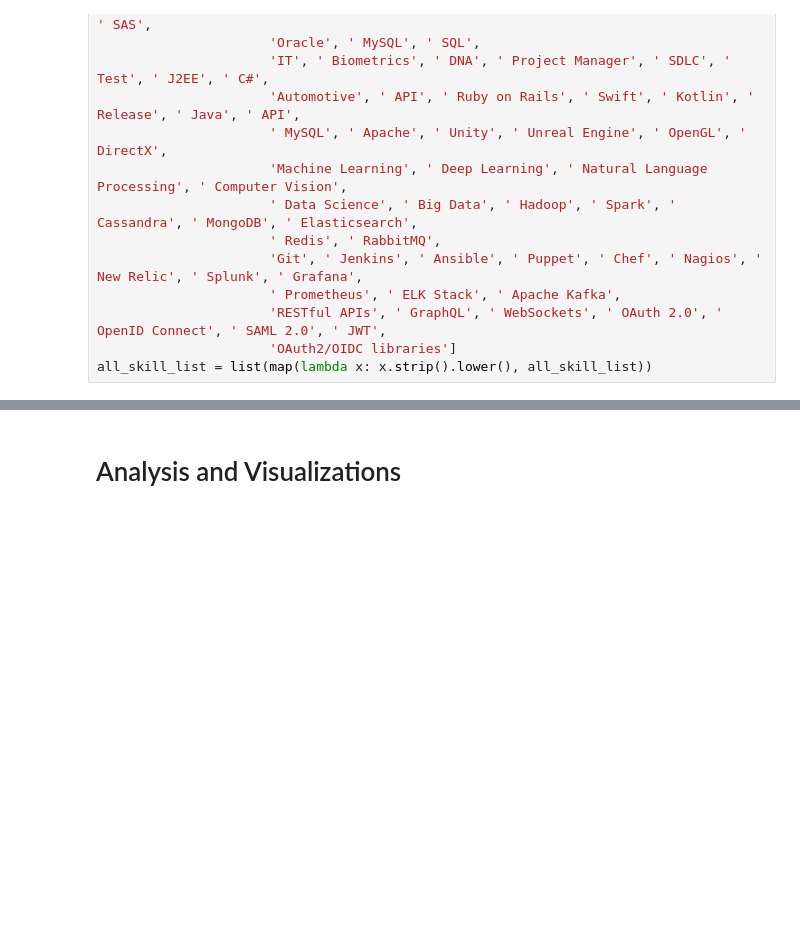
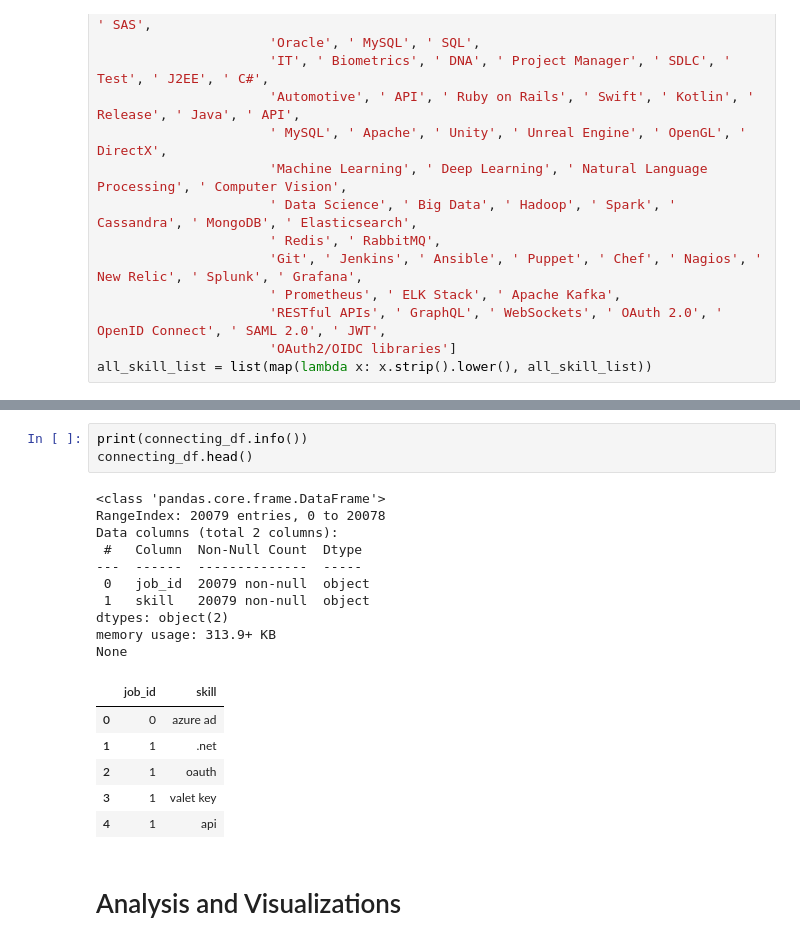
Before and after one commit to harsh-jain101/2023Spr_projects, a Jupyter notebook: Dice.ipynb, the cells around one changed output, grey strips where cells are left out. Cells and saved outputs as stored; diff of their text form; blank space fills up the shorter version.

```diff
--- a/Dice.ipynb
+++ b/Dice.ipynb
@@ -583,3 +633,23 @@ all_skill_list = list(map(lambda x: x.strip().lower(), all_skill_list))
+# %%
+print(connecting_df.info())
+connecting_df.head()
+# %% [output]
+<class 'pandas.core.frame.DataFrame'>
+RangeIndex: 20079 entries, 0 to 20078
+Data columns (total 2 columns):
+ #   Column  Non-Null Count  Dtype
+---  ------  --------------  -----
+ 0   job_id  20079 non-null  object
+ 1   skill   20079 non-null  object
+dtypes: object(2)
+memory usage: 313.9+ KB
+None
+|  | job_id | skill |
+| 0 | 0 | azure ad |
+| 1 | 1 | .net |
+| 2 | 1 | oauth |
+| 3 | 1 | valet key |
+| 4 | 1 | api |
 # %% [markdown]
 # Analysis and Visualizations
 # %% [markdown]
```
Also changed, not shown: parts of 10 cells of this notebook, 2 other files.
